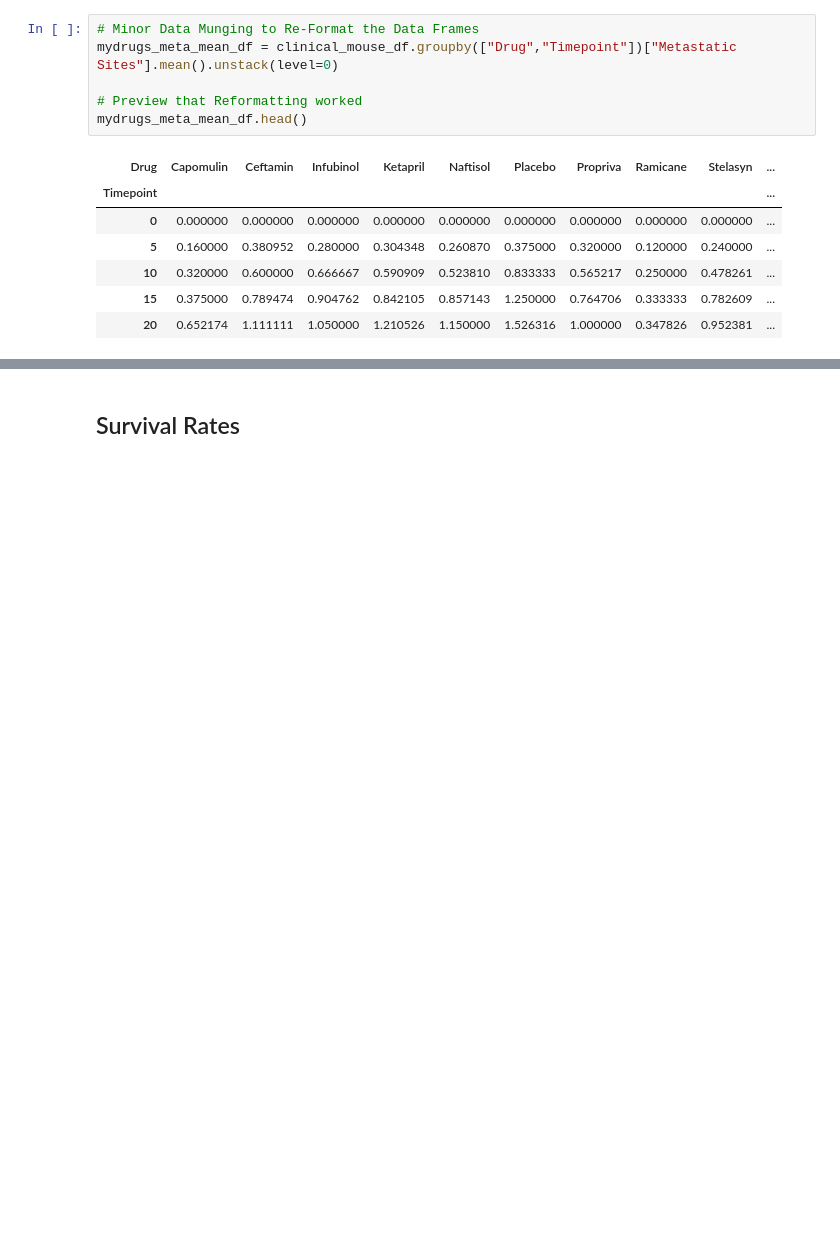
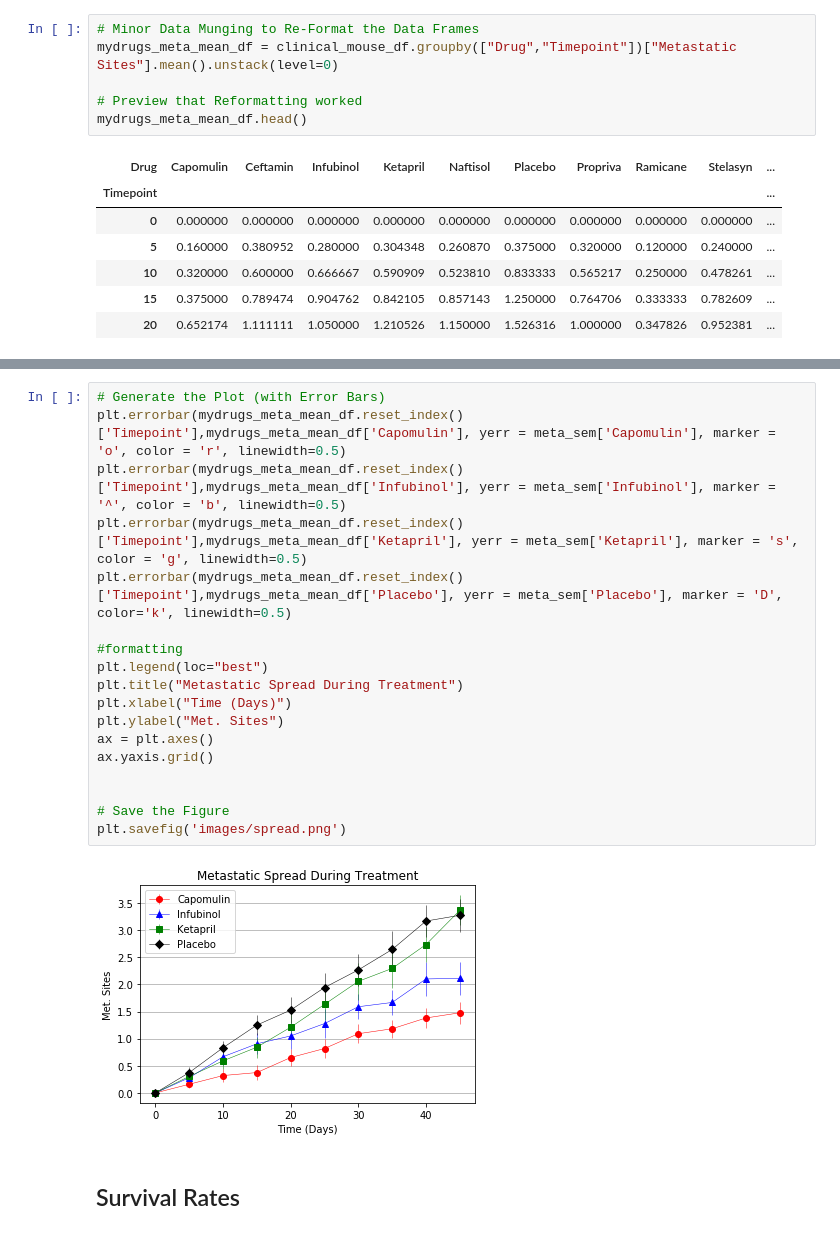
Before and after one commit to campbellpatter/matplotlib-challenge, a Jupyter notebook: Pymaceuticals/main.ipynb, the cells around one changed output, grey strips where cells are left out. Saved outputs shown, nothing was run; the diff lists cells and outputs as text; blank space fills up the shorter version.

```diff
--- a/Pymaceuticals/main.ipynb
+++ b/Pymaceuticals/main.ipynb
@@ -171,3 +160,23 @@ plt.show()
+# %%
+# Generate the Plot (with Error Bars)
+plt.errorbar(mydrugs_meta_mean_df.reset_index()['Timepoint'],mydrugs_meta_mean_df['Capomulin'], yerr = meta_sem['Capomulin'], marker = 'o', color = 'r', linewidth=0.5)
+plt.errorbar(mydrugs_meta_mean_df.reset_index()['Timepoint'],mydrugs_meta_mean_df['Infubinol'], yerr = meta_sem['Infubinol'], marker = '^', color = 'b', linewidth=0.5)
+plt.errorbar(mydrugs_meta_mean_df.reset_index()['Timepoint'],mydrugs_meta_mean_df['Ketapril'], yerr = meta_sem['Ketapril'], marker = 's', color = 'g', linewidth=0.5)
+plt.errorbar(mydrugs_meta_mean_df.reset_index()['Timepoint'],mydrugs_meta_mean_df['Placebo'], yerr = meta_sem['Placebo'], marker = 'D', color='k', linewidth=0.5)
+
+#formatting
+plt.legend(loc="best")
+plt.title("Metastatic Spread During Treatment")
+plt.xlabel("Time (Days)")
+plt.ylabel("Met. Sites")
+ax = plt.axes()
+ax.yaxis.grid()
+
+
+# Save the Figure
+plt.savefig('images/spread.png')
+# %% [output]
+[figure, added]
 # %% [markdown]
 ## Survival Rates
 # %%
```
Also changed, not shown: parts of 14 cells of this notebook, 4 other files.
